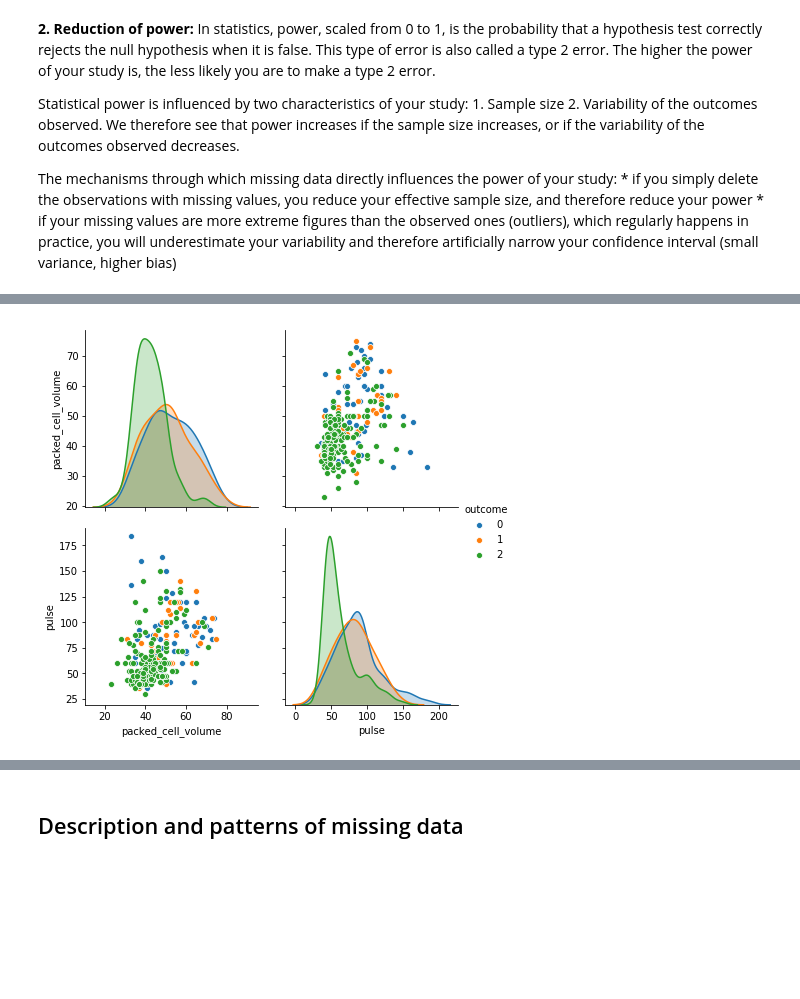
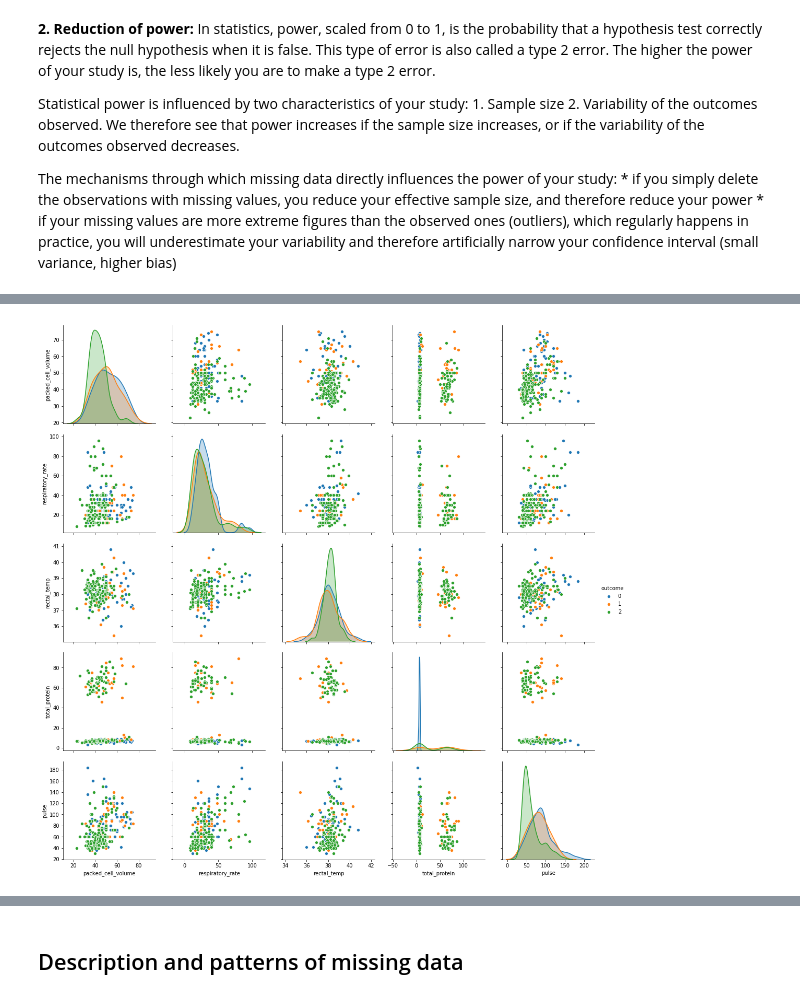
Before and after one commit to patricieni/ICM, a Jupyter notebook: code/notebooks/ODSC_London_2018.ipynb, the cells around one changed output, grey strips where cells are left out. Saved outputs shown, nothing was run; the diff lists cells and outputs as text; code cells hidden in the pictures; blank space fills up the shorter version.

```diff
--- a/code/notebooks/ODSC_London_2018.ipynb
+++ b/code/notebooks/ODSC_London_2018.ipynb
@@ -181,7 +183,11 @@ rectal_temp              0.019362
 nasogastric_tube         0.015713
 Name: outcome, dtype: float64
 [figure]
-# %%
-g = sns.pairplot(data=clean_horse, vars=['packed_cell_volume', 'pulse'], hue='outcome', size=3);
-# %% [output]
-[figure, removed]
+# %%
+# Why did I want to do this? - To get a feel of the data and correlations lived = 2, died = 0
+# Can observe respiratory rates are slightly higher for the ones who died
+# Can observe the peak around 0 for total proteins for the horses who died
+# plt.hist(clean_horse['abdomo_protein'].fillna(clean_horse['abdomo_protein'].mean()))
+g = sns.pairplot(data=clean_horse, vars=['packed_cell_volume','respiratory_rate','rectal_temp','total_protein','pulse'], hue='outcome', size=3);
+# %% [output]
+[figure, added]
```
Also changed, not shown: parts of 33 cells of this notebook.
